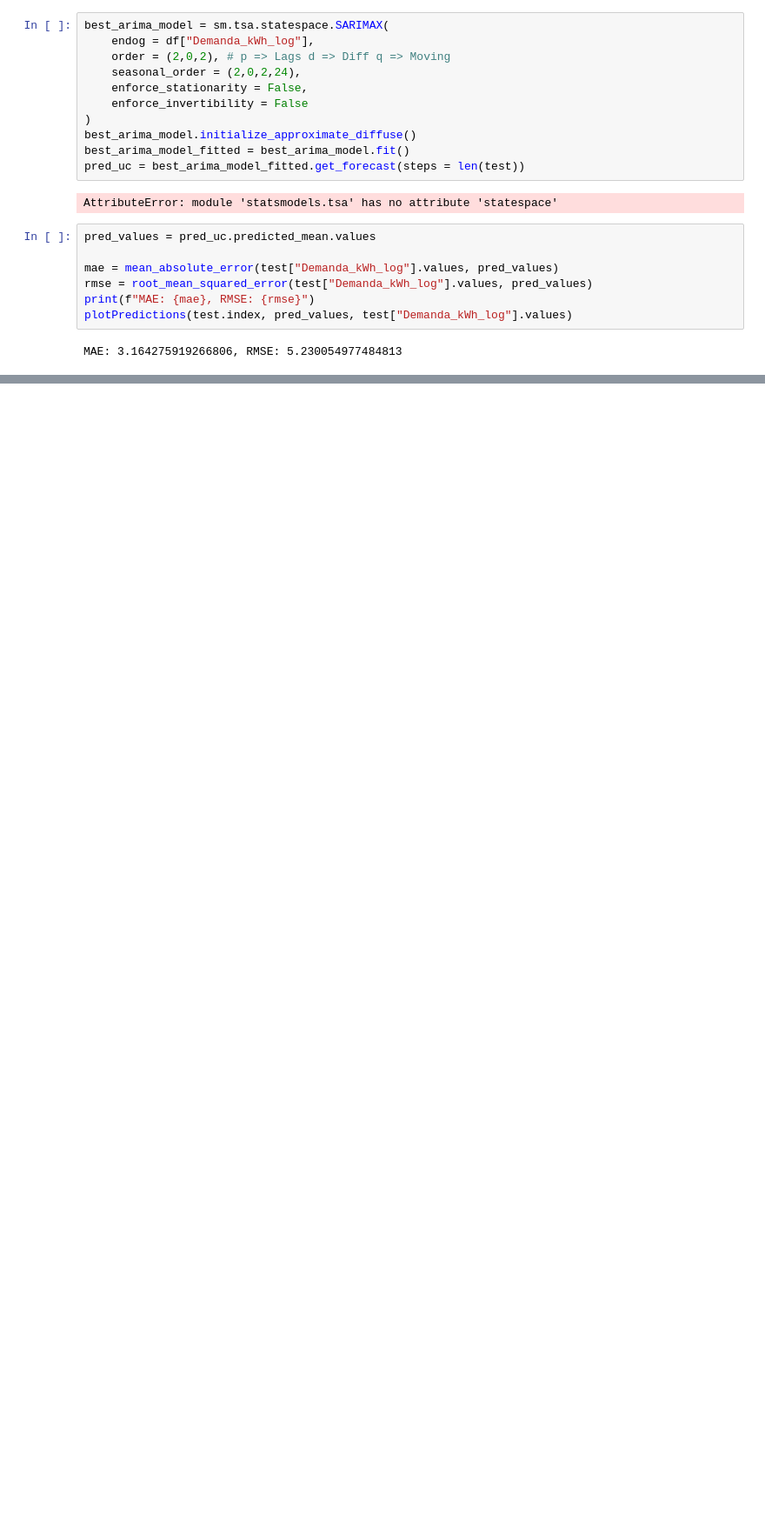
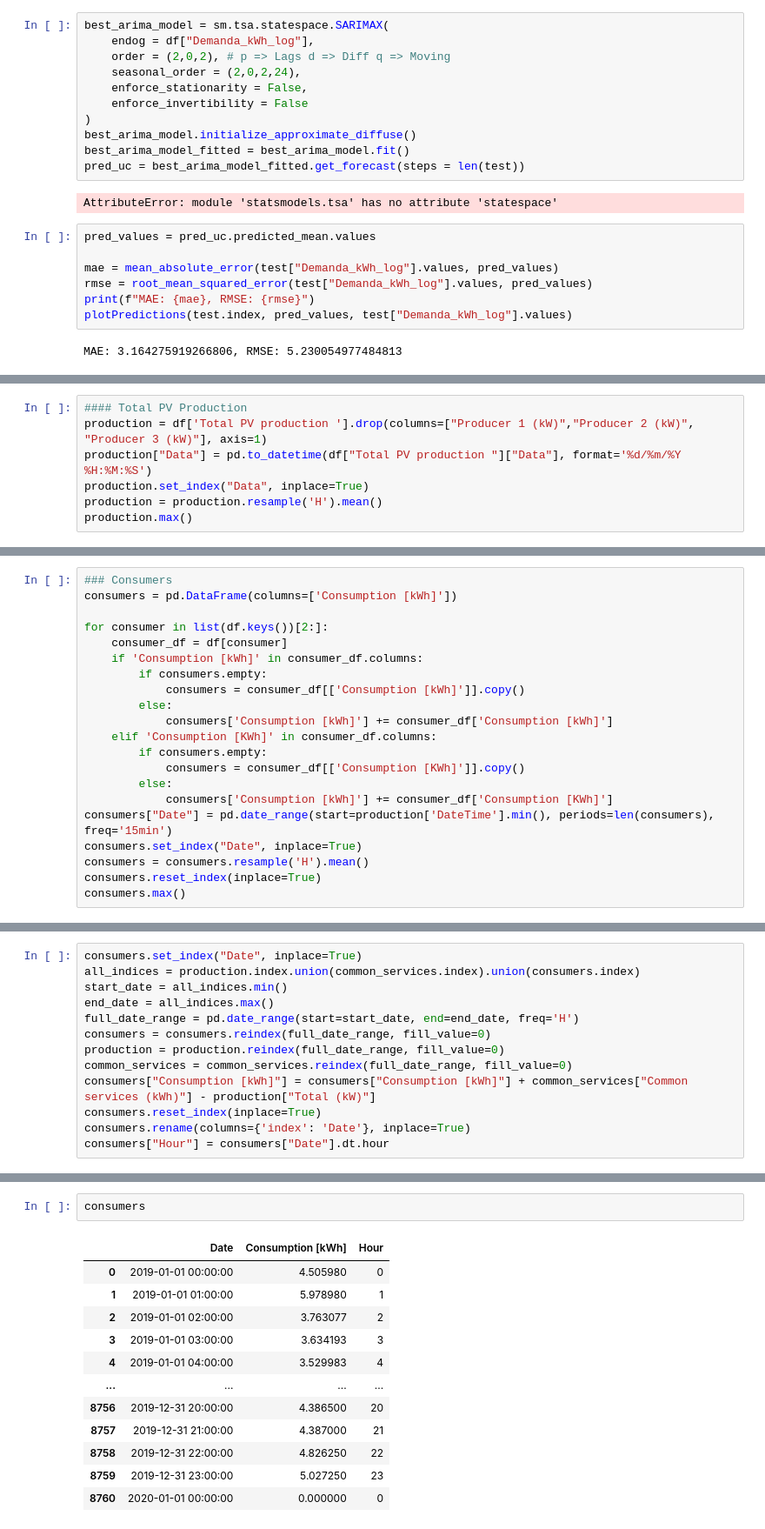
Before and after one commit to AFernandezBenages/WP4, a Jupyter notebook: code/pruebas3.ipynb, the cells around one changed output, grey strips where cells are left out. Shown at 87% size. Cells and saved outputs as stored; diff of their text form; blank space fills up the shorter version.

```diff
--- a/code/pruebas3.ipynb
+++ b/code/pruebas3.ipynb
@@ -336,0 +468,7 @@ MAE: 3.164275919266806, RMSE: 5.230054977484813
+# %%
+#### Total PV Production
+production = df['Total PV production '].drop(columns=["Producer 1 (kW)","Producer 2 (kW)", "Producer 3 (kW)"], axis=1)
+production["Data"] = pd.to_datetime(df["Total PV production "]["Data"], format='%d/%m/%Y %H:%M:%S')
+production.set_index("Data", inplace=True)
+production = production.resample('H').mean()
+production.max()
@@ -336,0 +502,21 @@ MAE: 3.164275919266806, RMSE: 5.230054977484813
+# %%
+### Consumers
+consumers = pd.DataFrame(columns=['Consumption [kWh]'])
+
+for consumer in list(df.keys())[2:]:
+    consumer_df = df[consumer]
+    if 'Consumption [kWh]' in consumer_df.columns:
+        if consumers.empty:
+            consumers = consumer_df[['Consumption [kWh]']].copy()
+        else:
+            consumers['Consumption [kWh]'] += consumer_df['Consumption [kWh]']
+    elif 'Consumption [KWh]' in consumer_df.columns:
+        if consumers.empty:
+            consumers = consumer_df[['Consumption [KWh]']].copy()
+        else:
+            consumers['Consumption [kWh]'] += consumer_df['Consumption [KWh]']
+consumers["Date"] = pd.date_range(start=production['DateTime'].min(), periods=len(consumers), freq='15min')
+consumers.set_index("Date", inplace=True)
+consumers = consumers.resample('H').mean()
+consumers.reset_index(inplace=True)
+consumers.max()
@@ -336,0 +559,13 @@ MAE: 3.164275919266806, RMSE: 5.230054977484813
+# %%
+consumers.set_index("Date", inplace=True)
+all_indices = production.index.union(common_services.index).union(consumers.index)
+start_date = all_indices.min()
+end_date = all_indices.max()
+full_date_range = pd.date_range(start=start_date, end=end_date, freq='H')
+consumers = consumers.reindex(full_date_range, fill_value=0)
+production = production.reindex(full_date_range, fill_value=0)
+common_services = common_services.reindex(full_date_range, fill_value=0)
+consumers["Consumption [kWh]"] = consumers["Consumption [kWh]"] + common_services["Common services (kWh)"] - production["Total (kW)"]
+consumers.reset_index(inplace=True)
+consumers.rename(columns={'index': 'Date'}, inplace=True)
+consumers["Hour"] = consumers["Date"].dt.hour
@@ -336,0 +578,15 @@ MAE: 3.164275919266806, RMSE: 5.230054977484813
+# %%
+consumers
+# %% [output]
+|  | Date | Consumption [kWh] | Hour |
+| 0 | 2019-01-01 00:00:00 | 4.505980 | 0 |
+| 1 | 2019-01-01 01:00:00 | 5.978980 | 1 |
+| 2 | 2019-01-01 02:00:00 | 3.763077 | 2 |
+| 3 | 2019-01-01 03:00:00 | 3.634193 | 3 |
+| 4 | 2019-01-01 04:00:00 | 3.529983 | 4 |
+| ... | ... | ... | ... |
+| 8756 | 2019-12-31 20:00:00 | 4.386500 | 20 |
+| 8757 | 2019-12-31 21:00:00 | 4.387000 | 21 |
+| 8758 | 2019-12-31 22:00:00 | 4.826250 | 22 |
+| 8759 | 2019-12-31 23:00:00 | 5.027250 | 23 |
+| 8760 | 2020-01-01 00:00:00 | 0.000000 | 0 |
```
Also changed, not shown: parts of 19 cells of this notebook, 31 other files.
